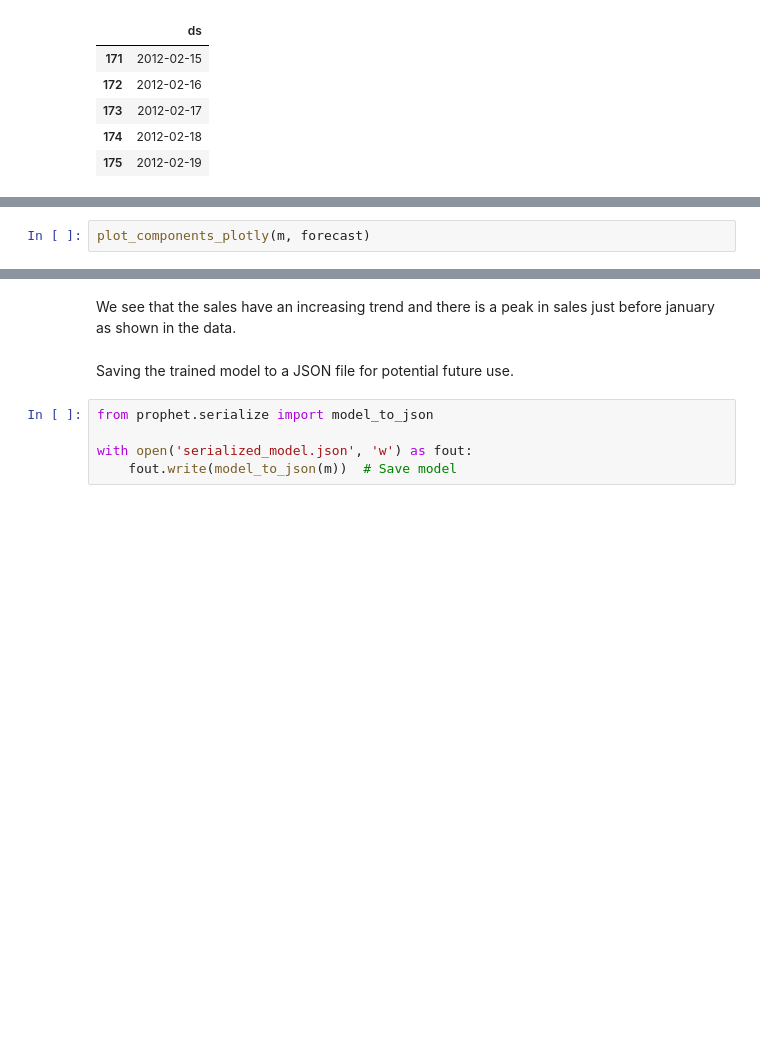
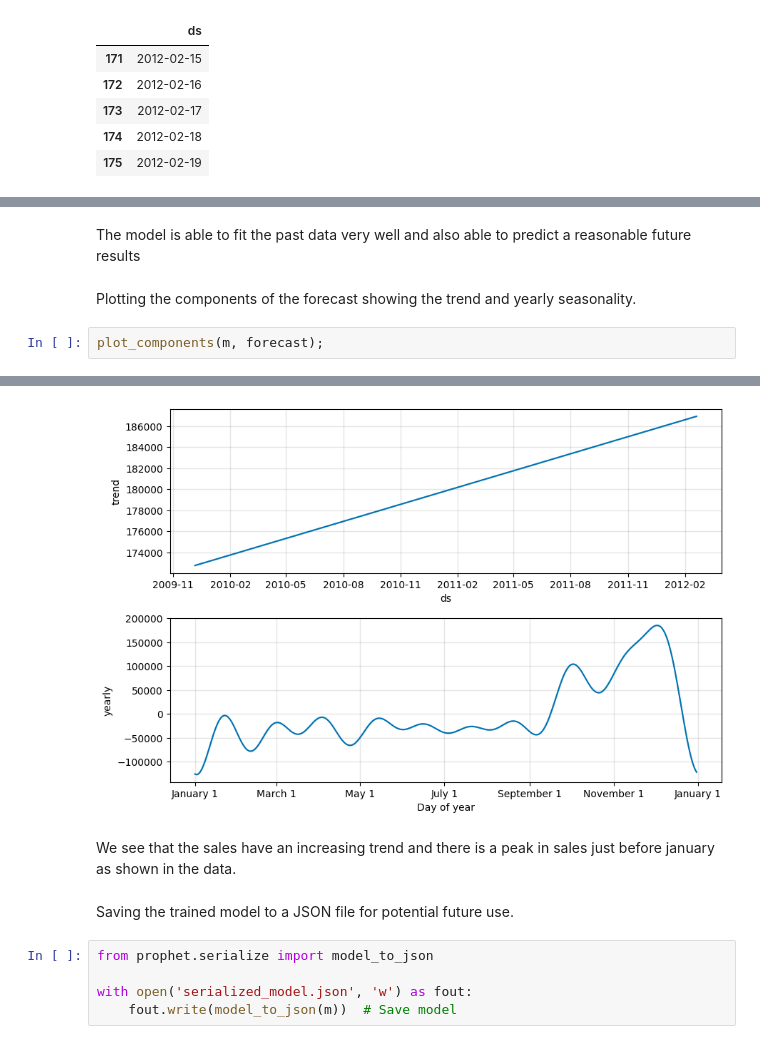
Before and after one commit to omidreza-amrollahi/online_retail_data, a Jupyter notebook: Question 1.ipynb, the cells around one changed output, grey strips where cells are left out. Saved outputs shown, nothing was run; the diff lists cells and outputs as text; blank space fills up the shorter version.

```diff
--- a/Question 1.ipynb
+++ b/Question 1.ipynb
@@ -202,3 +196,7 @@ Plotting the components of the forecast showing the trend and yearly seasonality
+# %% [markdown]
+The model is able to fit the past data very well and also able to predict a reasonable future results
+# %% [markdown]
+Plotting the components of the forecast showing the trend and yearly seasonality.
 # %%
-plot_components_plotly(m, forecast)
+plot_components(m, forecast);
 # %% [output]
@@ -206,7 +203,8 @@ plot_components_plotly(m, forecast)
+[figure, added]
-# %% [markdown]
-We see that the sales have an increasing trend and there is a peak in sales just before january as shown in the data.
-# %% [markdown]
-Saving the trained model to a JSON file for potential future use.
+# %% [markdown]
+We see that the sales have an increasing trend and there is a peak in sales just before january as shown in the data.
+# %% [markdown]
+Saving the trained model to a JSON file for potential future use.
 # %%
 from prophet.serialize import model_to_json
 
```
Also changed, not shown: parts of 19 cells of this notebook, 1 other file.
